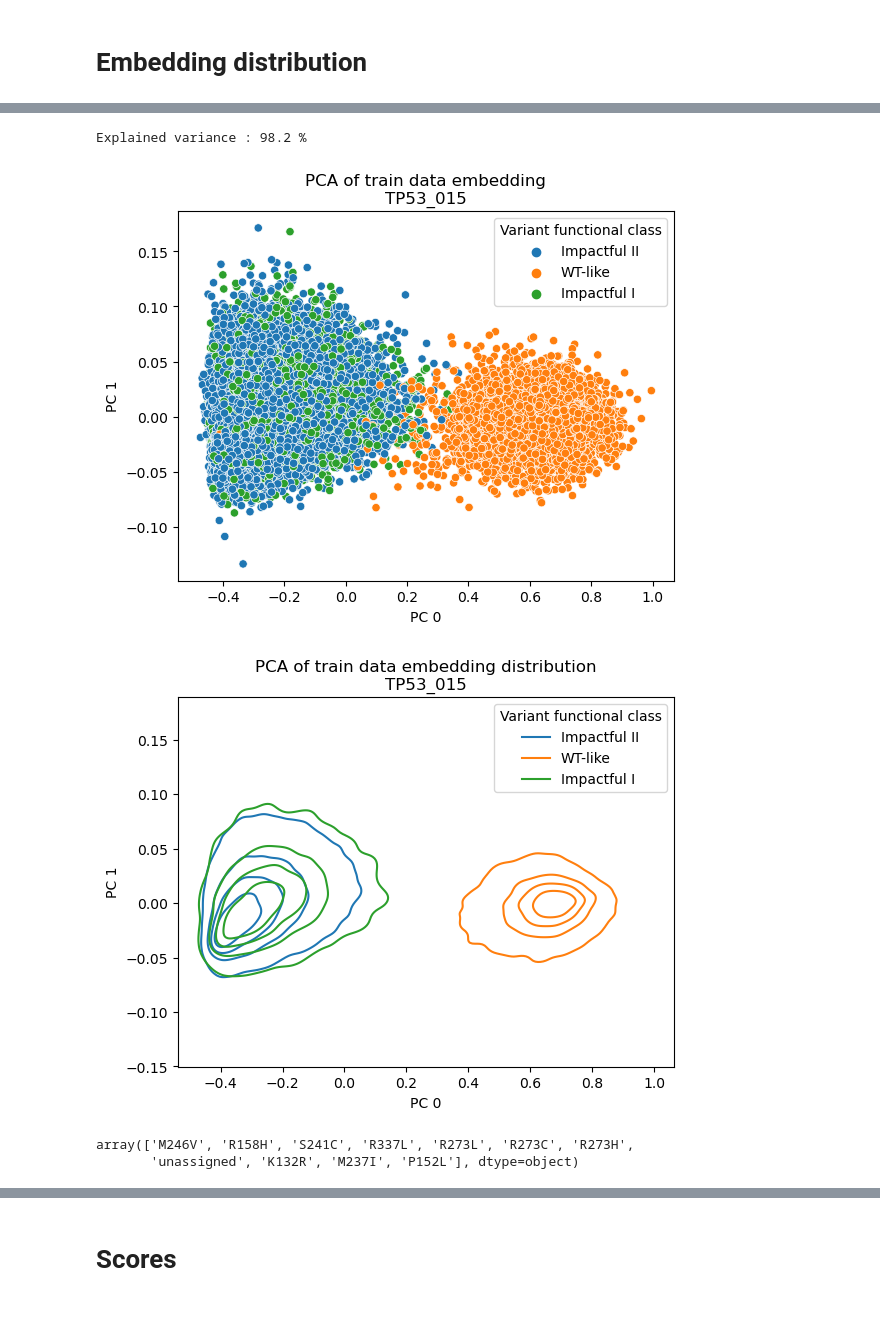
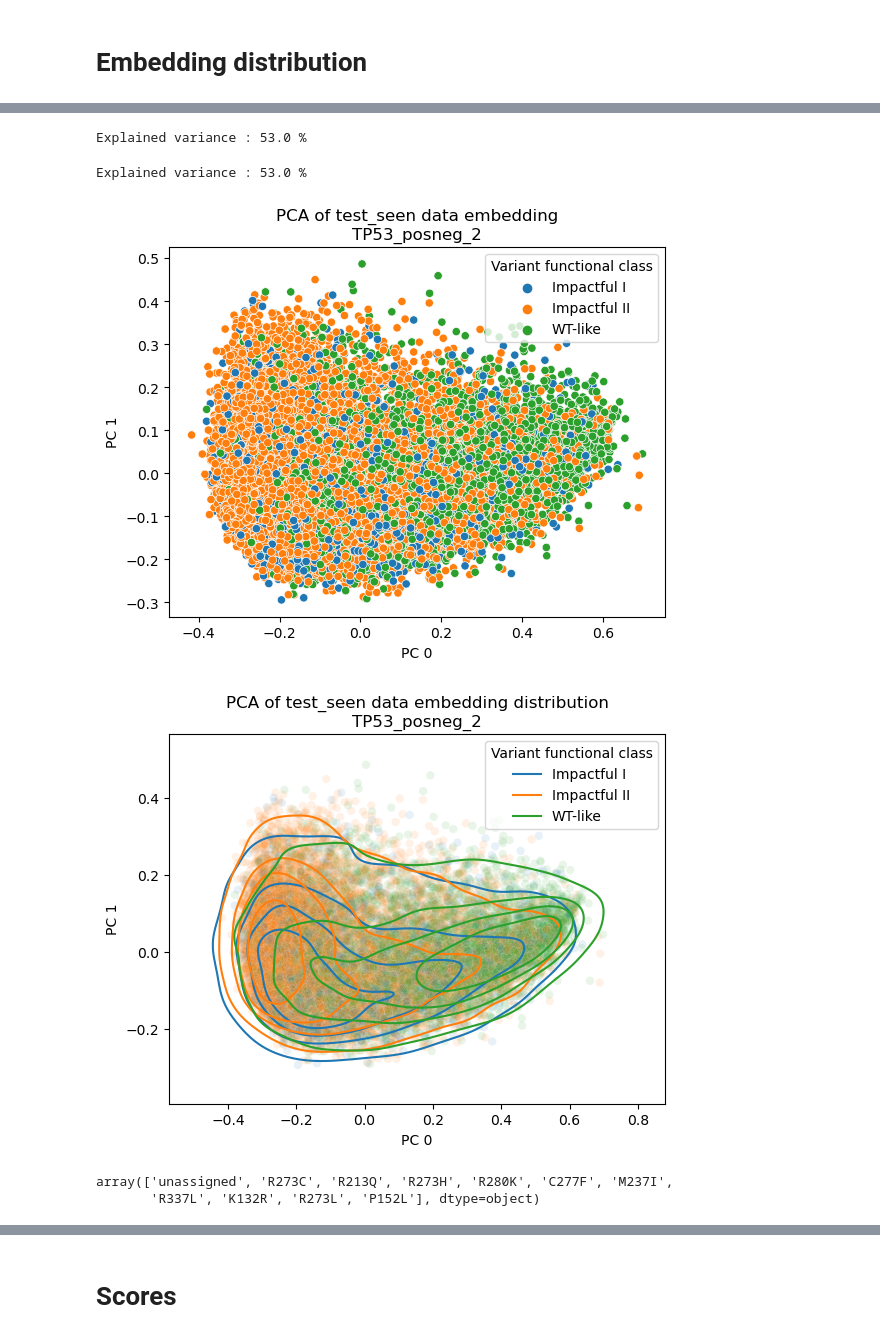
Before and after one commit to Lucas-Gui/sc_contrast, a Jupyter notebook: results.ipynb, the cells around one changed output, grey strips where cells are left out. Cells and saved outputs as stored; diff of their text form; code cells hidden in the pictures; blank space fills up the shorter version.

```diff
--- a/results.ipynb
+++ b/results.ipynb
@@ -35,7 +35,7 @@ counts = load_data(*paths, group_wt_like=True)
 # %% [markdown]
 Run from here to re-split without reloading all data (will be necessary if wtlike is changed however)
 # %%
-run_name = 'TP53_015'
+run_name = 'TP53_posneg_2'
 dir_name = join('models',run_name)
 ! cat models/{run_name}/config.ini
 # %% [output]
@@ -61,8 +62,8 @@ df_dict = {
 dl_train, dl_seen, dl_unseen = make_loaders(
     df_train, df_seen,df_unseen, batch_size=64, dataset_class=SiameseDataset,n_workers=1,pos_frac=0.5)
 # %%
-model = torch.load(join(dir_name,'model.pkl'), map_location='cpu')
-# model = torch.load(join(dir_name,'best_model.pkl'), map_location='cpu')
+# model = torch.load(join(dir_name,'model.pkl'), map_location='cpu')
+model = torch.load(join(dir_name,'best_model.pkl'), map_location='cpu')
 # %%
 model
 # %% [output]
@@ -94,8 +95,8 @@ pca = PCA(2).fit(embeds)
 # %%
 make_dir_if_needed(f'plots/embeds/{run_name}')
 # %%
-subset = 'train'
-df = df_train
+subset = 'test_seen'
+df = df_seen
 
 X = torch.tensor(df.drop(columns=['variant','Variant functional class']).to_numpy(), dtype=torch.float32)
 embeds = []
@@ -123,27 +122,31 @@ plt.savefig(f'plots/embeds/{run_name}/{subset}_embed_{i}_{j}_scatter.pdf')
+# %%
+print(f'Explained variance : {(pca.explained_variance_ratio_).sum()*100:.1f} %')
+# %% [output]
+Explained variance : 53.0 %
 # %%
 emb_red = pca.transform(embeds)
-print(f'Explained variance : {(pca.explained_variance_ratio_).sum()*100:.1f} %')
 sns.scatterplot(x=emb_red[:,0], y=emb_red[:,1], hue = df['Variant functional class'])
 plt.xlabel(f'PC 0')
 plt.ylabel(f'PC 1')
 plt.title(f'PCA of {subset} data embedding\n{run_name}')
 plt.savefig(f'plots/embeds/{run_name}/{subset}_embed_pca_scatter.pdf')
 # %% [output]
-Explained variance : 98.2 %
+Explained variance : 53.0 %
-[figure, old version]
+[figure, new version]
 # %%
+sns.scatterplot(x=emb_red[:,0], y=emb_red[:,1], hue = df['Variant functional class'], alpha=0.1, legend=False)
 sns.kdeplot(x=emb_red[:,0], y=emb_red[:,1], hue = df['Variant functional class'], levels=5, common_norm=False)
 plt.xlabel(f'PC 0')
 plt.ylabel(f'PC 1')
 plt.title(f'PCA of {subset} data embedding distribution\n{run_name}' )
 plt.savefig(f'plots/embeds/{run_name}/{subset}_embed_pca_kde.pdf')
 # %% [output]
-[figure, old version]
+[figure, new version]
 # %%
 df[df['Variant functional class'] == 'Impactful I'].variant.unique()
 # %% [output]
-array(['M246V', 'R158H', 'S241C', 'R337L', 'R273L', 'R273C', 'R273H',
-       'unassigned', 'K132R', 'M237I', 'P152L'], dtype=object)
+array(['unassigned', 'R273C', 'R213Q', 'R273H', 'R280K', 'C277F', 'M237I',
+       'R337L', 'K132R', 'R273L', 'P152L'], dtype=object)
 # %%
 # variants = ['R110L', 'G245D', 'R213Q','R158H']
 
```
Also changed, not shown: parts of 18 cells of this notebook, 2 other files.
